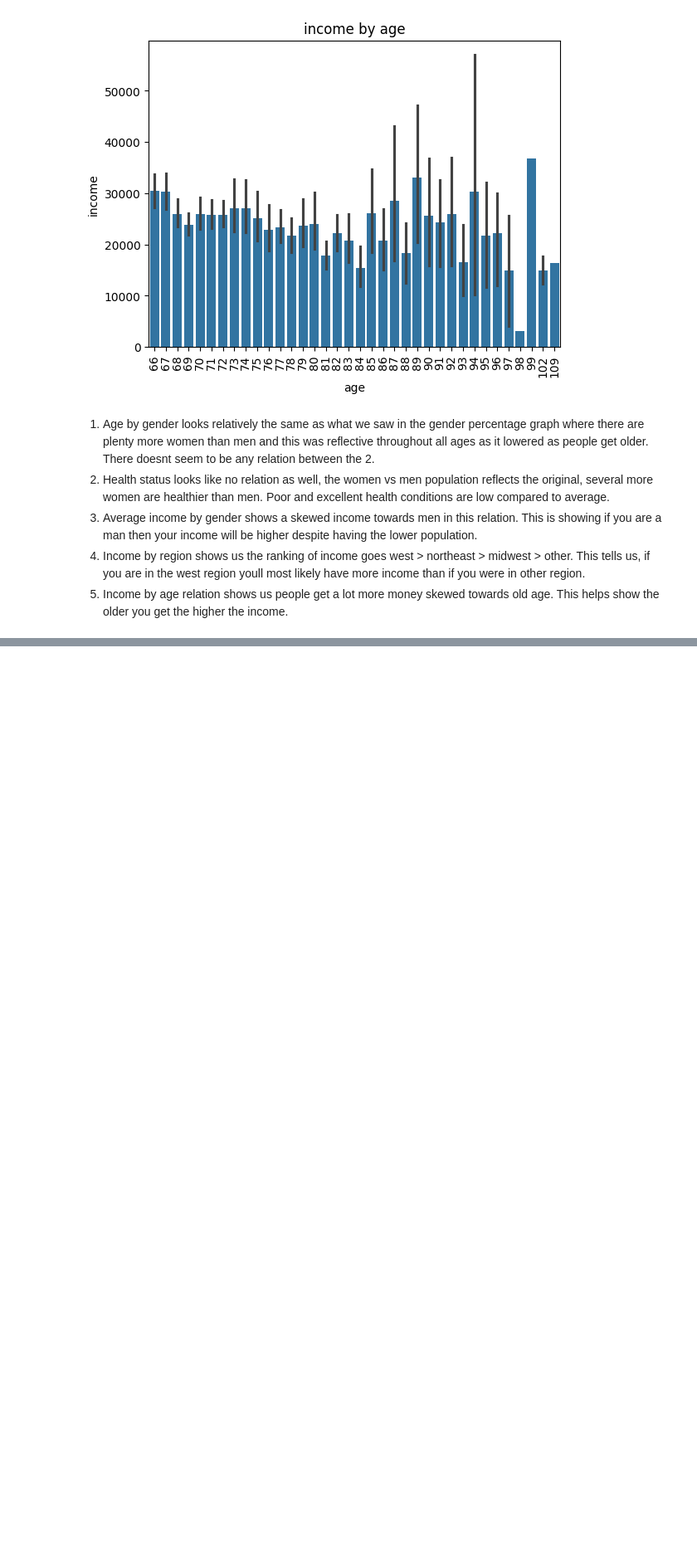
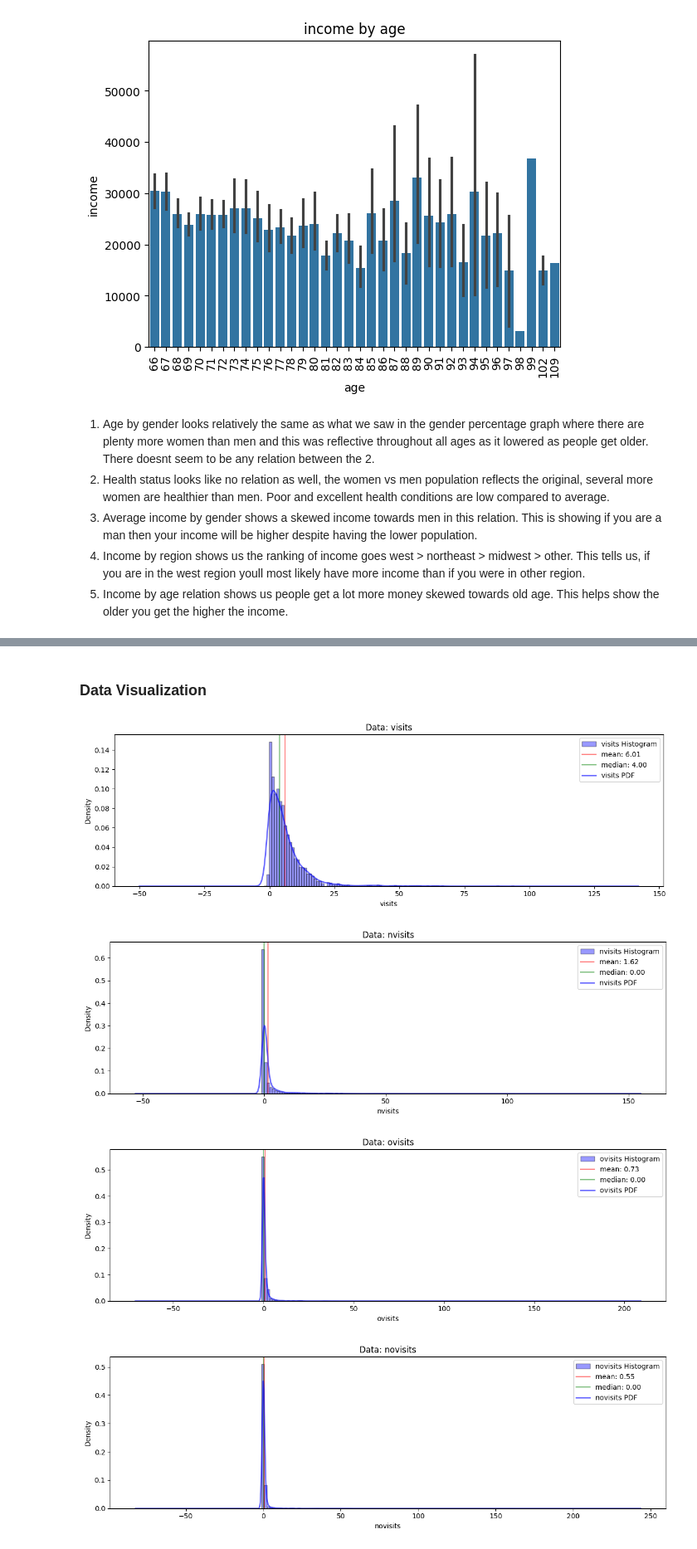
Before and after one commit to gentralg-Gitcoding/fullstack-projects, a Jupyter notebook: capstoneProject/capstoneProject.ipynb, the cells around one changed output, grey strips where cells are left out. Shown at 83% size. Cells and saved outputs as stored; diff of their text form; code cells hidden in the pictures; blank space fills up the shorter version.

Commit message:
session 4 submission andd update for working with dirty data. practicing a more real-world approach

```diff
--- a/capstoneProject/capstoneProject.ipynb
+++ b/capstoneProject/capstoneProject.ipynb
@@ -903,0 +922,3 @@ plt.show()
+# %%
+session_4_dirty_df = pd.read_csv('NSMES1988_Dirty.csv')
+session_4_dirty_df
@@ -903,0 +1062,31 @@ plt.show()
+# %% [markdown]
+### Data Visualization
+# %%
+#Plotting numeric features
+numerical_features = ['visits', 'nvisits', 'ovisits', 'novisits', 'emergency', 'hospital', 'chronic', 'age', 'school', 'income']
+
+for feature in numerical_features:
+    fig, axes = plt.subplots(1, 1, figsize=(12, 4))
+
+    mean = session_4_dirty_df[feature].mean()
+    median = session_4_dirty_df[feature].median()
+
+    #Plot Hist
+    axes.set_title(f'Data: {feature}')
+    axes.hist(session_4_dirty_df[feature], bins=100, color='blue', edgecolor='black', alpha=0.4, density=True, label=f'{feature} Histogram')
+    axes.axvline(mean, color='red', alpha=0.5, label=f'mean: {mean:.2f}')
+    axes.axvline(median, color='green', alpha=0.5, label=f'median: {median:.2f}')
+    axes.set_xlabel(feature)
+    axes.set_ylabel('Density')
+
+    #Plot density
+    session_4_dirty_df[feature].plot(kind='density', ax=axes, color='blue', alpha=0.6, linewidth=2, label=f'{feature} PDF')
+
+    plt.legend()
+    plt.tight_layout()
+    plt.show()
+# %% [output]
+[figure, added]
+[figure, added]
+[figure, added]
+[figure, added]
```
Also changed, not shown: parts of 66 cells of this notebook, 3 other files.
